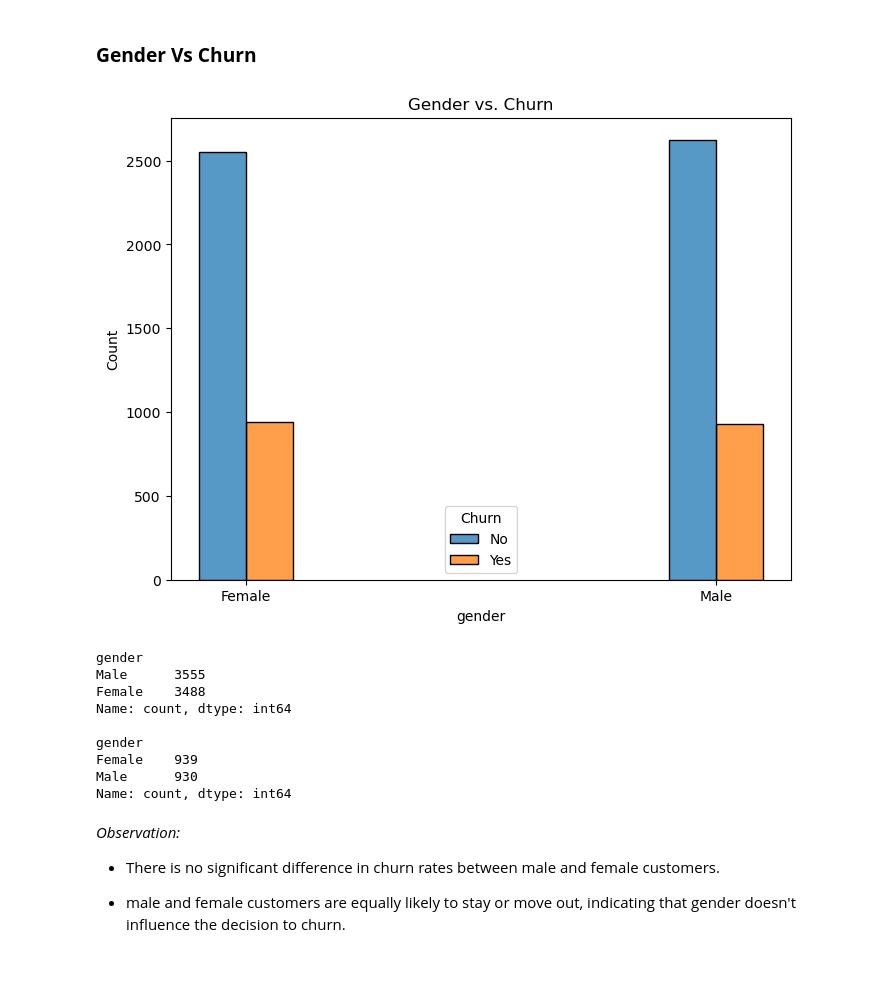
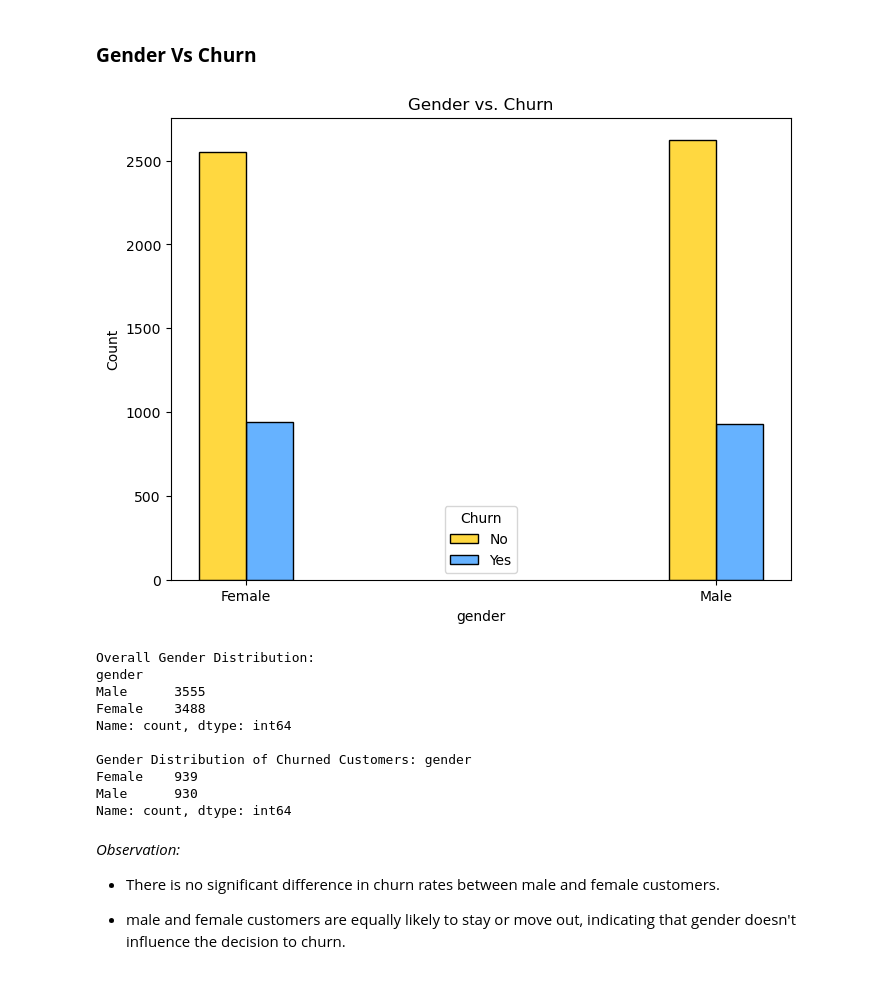
Before and after one commit to ManoharKonala/BootCamp_2K24, a Jupyter notebook: Customer Churn Analysis/Analysis_Customer_Churn.ipynb, the cells around one changed output. Saved outputs shown, nothing was run; the diff lists cells and outputs as text; code cells hidden in the pictures.

```diff
--- a/Customer Churn Analysis/Analysis_Customer_Churn.ipynb
+++ b/Customer Churn Analysis/Analysis_Customer_Churn.ipynb
@@ -356,22 +400,24 @@ Bivariate analysis is a statistical method that examines the relationship betwee
 ### **Gender Vs Churn**
 # %%
 plt.figure(figsize=(8, 6))
-sns.histplot(x='gender', hue='Churn', data=df, shrink=0.2, multiple='dodge')
+sns.histplot(x='gender', hue='Churn', data=df, shrink=0.2, multiple='dodge',palette=['#FFCC00','#3399FF'] )
 plt.title('Gender vs. Churn')
 plt.show()
 
+print("Overall Gender Distribution:")
 print(df['gender'].value_counts(),'\n')
 
 churned_gender_count = df[df['Churn']=='Yes']['gender'].value_counts()
-print(churned_gender_count)
+print("Gender Distribution of Churned Customers:",churned_gender_count)
 # %% [output]
-[figure, old version]
+[figure, new version]
+Overall Gender Distribution:
 gender
 Male      3555
 Female    3488
 Name: count, dtype: int64
 
-gender
+Gender Distribution of Churned Customers: gender
 Female    939
 Male      930
 Name: count, dtype: int64
```
Also changed, not shown: parts of 18 cells of this notebook.
